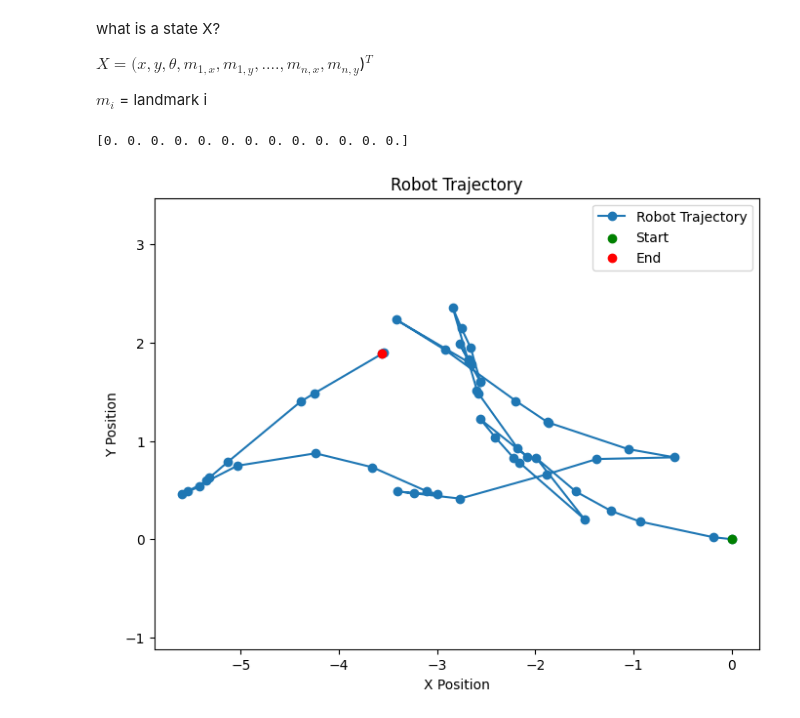
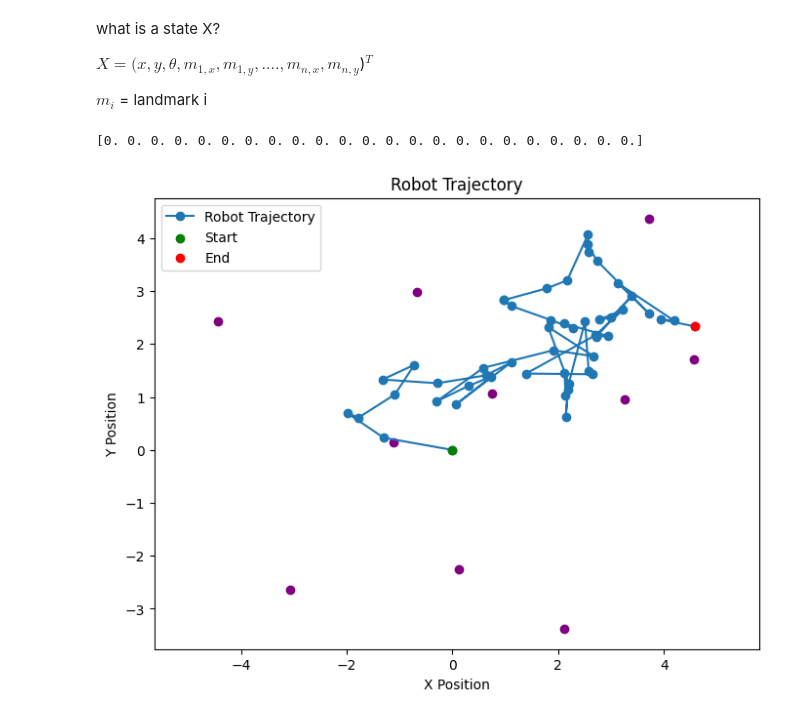
Before and after one commit to shivaaank/slam, a Jupyter notebook: ekf.ipynb, the cells around one changed output. Saved outputs shown, nothing was run; the diff lists cells and outputs as text; code cells hidden in the pictures.

Commit message:
plot landmarks also

```diff
--- a/ekf.ipynb
+++ b/ekf.ipynb
@@ -8,7 +8,7 @@ $X = (x, y, \theta, m_{1,x}, m_{1,y}, ...., m_{n,x}, m_{n,y}$)$^T$
 
 $m_i$ = landmark i
 # %%
-N = 5 #no of landmarks
+N = 10 #no of landmarks
 inf = 1e6
 dt = 0.1
 mu0 = np.zeros((2*N+3)).T
@@ -19,66 +19,30 @@ sigMM = np.eye(2*N)*inf
 sig0 = np.vstack((np.hstack((sigXX, sigXM)), np.hstack((sigMX, sigMM))))
 print(mu0)
 # %% [output]
-[0. 0. 0. 0. 0. 0. 0. 0. 0. 0. 0. 0. 0.]
+[0. 0. 0. 0. 0. 0. 0. 0. 0. 0. 0. 0. 0. 0. 0. 0. 0. 0. 0. 0. 0. 0. 0.]
 # %%
 #generate random input sequence (according to velocity model)
-def gen_U(num_steps, v_max=10, w_max=5):
+from plot_helpers import plot_trajectory
+
+
+def gen_U(num_steps, v_max=15, w_max=10):
 
     v = np.random.uniform(-v_max, v_max, num_steps)
     w = np.random.uniform(-w_max, w_max, num_steps)
     u = np.column_stack((v,w))
     return u
 
+def gen_landmarks():
+    x = np.random.uniform(-5, 5, N)
+    y = np.random.uniform(-5, 5, N)
+    landmarks = np.column_stack((x,y))
+    return landmarks
+
 u = gen_U(50)
+landmarks = gen_landmarks()
+plot_trajectory(landmarks, mu0=np.array([0, 0, 0]), u=u, dt=dt)
+# %% [output]
+[figure, added]
-# %%
-import matplotlib.pyplot as plt
-
-def plot_robot_trajectory(mu0, u, dt):
-    """
-    Plots the trajectory of the robot based on the given controls.
-
-    Parameters:
-    - mu0: Initial state of the robot (x, y, theta).
-    - u: Control inputs (velocity and angular velocity).
-    - dt: Time step for each control input.
-    """
-    # Initialize the state
-    x, y, theta = mu0[0], mu0[1], mu0[2]
-    trajectory = [(x, y)]  # Store the trajectory
-
-    # Simulate the motion
-    for v, w in u:
-        if w != 0:
-            # Update state using velocity model
-            x += -v / w * np.sin(theta) + v / w * np.sin(theta + w * dt)
-            y += v / w * np.cos(theta) - v / w * np.cos(theta + w * dt)
-            theta += w * dt
-        else:
-            # Handle straight-line motion (w = 0)
-            x += v * dt * np.cos(theta)
-            y += v * dt * np.sin(theta)
-
-        trajectory.append((x, y))
-
-    # Extract x and y coordinates for plotting
-    x_coords, y_coords = zip(*trajectory)
-
-    # Plot the trajectory
-    plt.figure(figsize=(8, 6))
-    plt.plot(x_coords, y_coords, marker='o', label='Robot Trajectory')
-    plt.scatter(x_coords[0], y_coords[0], color='green', label='Start', zorder=5)
-    plt.scatter(x_coords[-1], y_coords[-1], color='red', label='End', zorder=5)
-    plt.title('Robot Trajectory')
-    plt.xlabel('X Position')
-    plt.ylabel('Y Position')
-    plt.legend()
-    plt.axis('equal')
-    plt.show()
-
-# Example usage
-plot_robot_trajectory(mu0=np.array([0, 0, 0]), u=u, dt=dt)
-# %% [output]
-[figure, removed]
 # %%
 def ekf(mu, cov, u, Rt):
 
```
Also changed, not shown: parts of 1 cell of this notebook, 1 other file.
